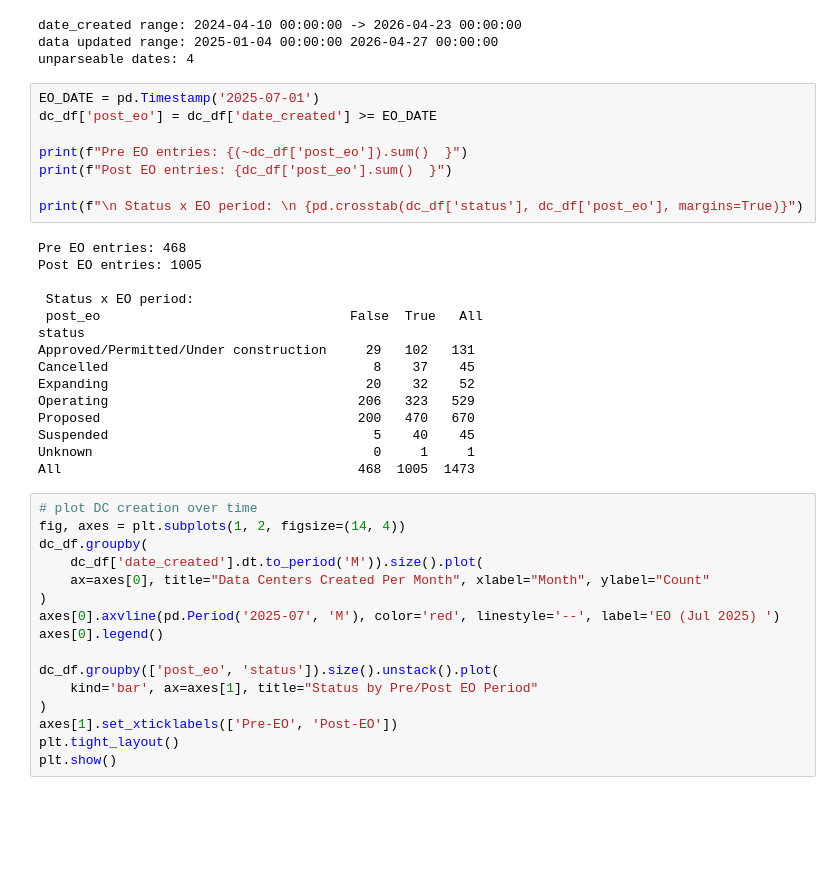
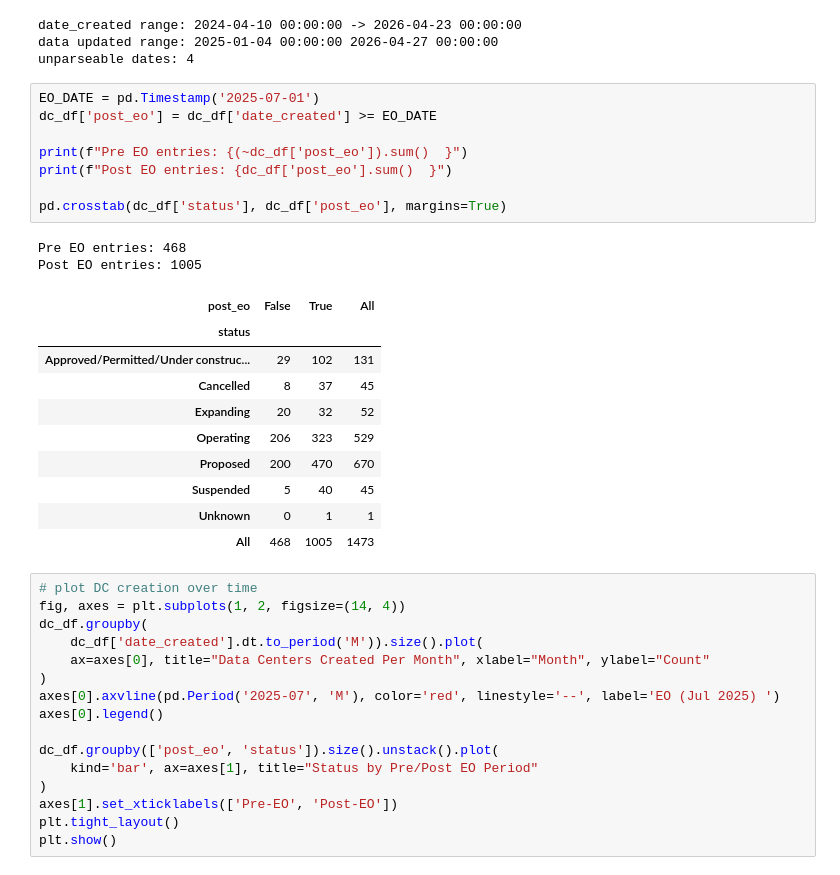
Before and after one commit to luisagroher/data_centers_and_superfund, a Jupyter notebook: notebooks/01 EDA Raw Data Exploration.ipynb, the cells around one changed output. Cells and saved outputs as stored; diff of their text form; blank space fills up the shorter version.

```diff
--- a/notebooks/EDA Raw.ipynb
+++ b/notebooks/01 EDA Raw Data Exploration.ipynb
@@ -246,26 +199,24 @@ unparseable dates: 4
 # %%
 EO_DATE = pd.Timestamp('2025-07-01')
 dc_df['post_eo'] = dc_df['date_created'] >= EO_DATE
 
 print(f"Pre EO entries: {(~dc_df['post_eo']).sum()  }")
 print(f"Post EO entries: {dc_df['post_eo'].sum()  }")
 
-print(f"\n Status x EO period: \n {pd.crosstab(dc_df['status'], dc_df['post_eo'], margins=True)}")
+pd.crosstab(dc_df['status'], dc_df['post_eo'], margins=True)
 # %% [output]
 Pre EO entries: 468
 Post EO entries: 1005
-
- Status x EO period:
- post_eo                                False  True   All
-status
-Approved/Permitted/Under construction     29   102   131
-Cancelled                                  8    37    45
-Expanding                                 20    32    52
-Operating                                206   323   529
-Proposed                                 200   470   670
-Suspended                                  5    40    45
-Unknown                                    0     1     1
-All                                      468  1005  1473
+| post_eo | False | True | All |
+| status |  |  |  |
+| Approved/Permitted/Under construc... | 29 | 102 | 131 |
+| Cancelled | 8 | 37 | 45 |
+| Expanding | 20 | 32 | 52 |
+| Operating | 206 | 323 | 529 |
+| Proposed | 200 | 470 | 670 |
+| Suspended | 5 | 40 | 45 |
+| Unknown | 0 | 1 | 1 |
+| All | 468 | 1005 | 1473 |
 # %%
 # plot DC creation over time
 fig, axes = plt.subplots(1, 2, figsize=(14, 4))
```
Also changed, not shown: parts of 20 cells of this notebook.
